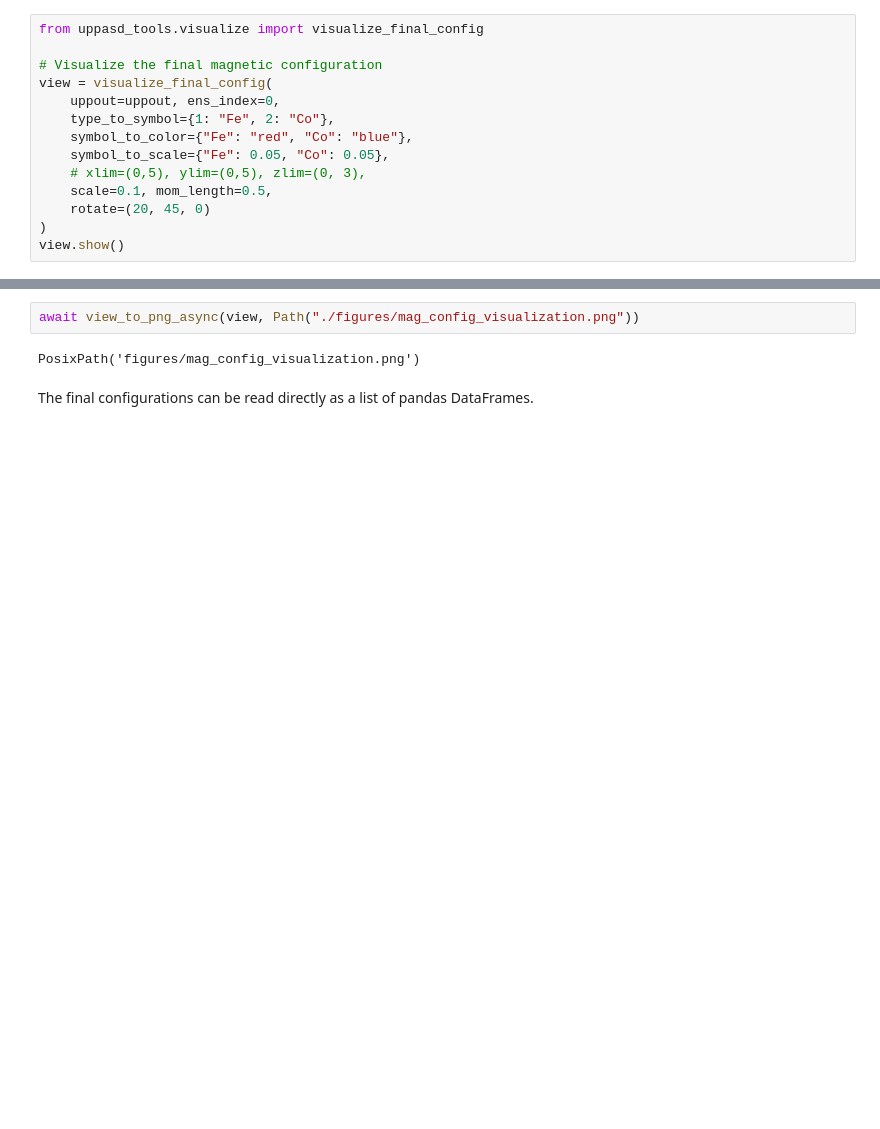
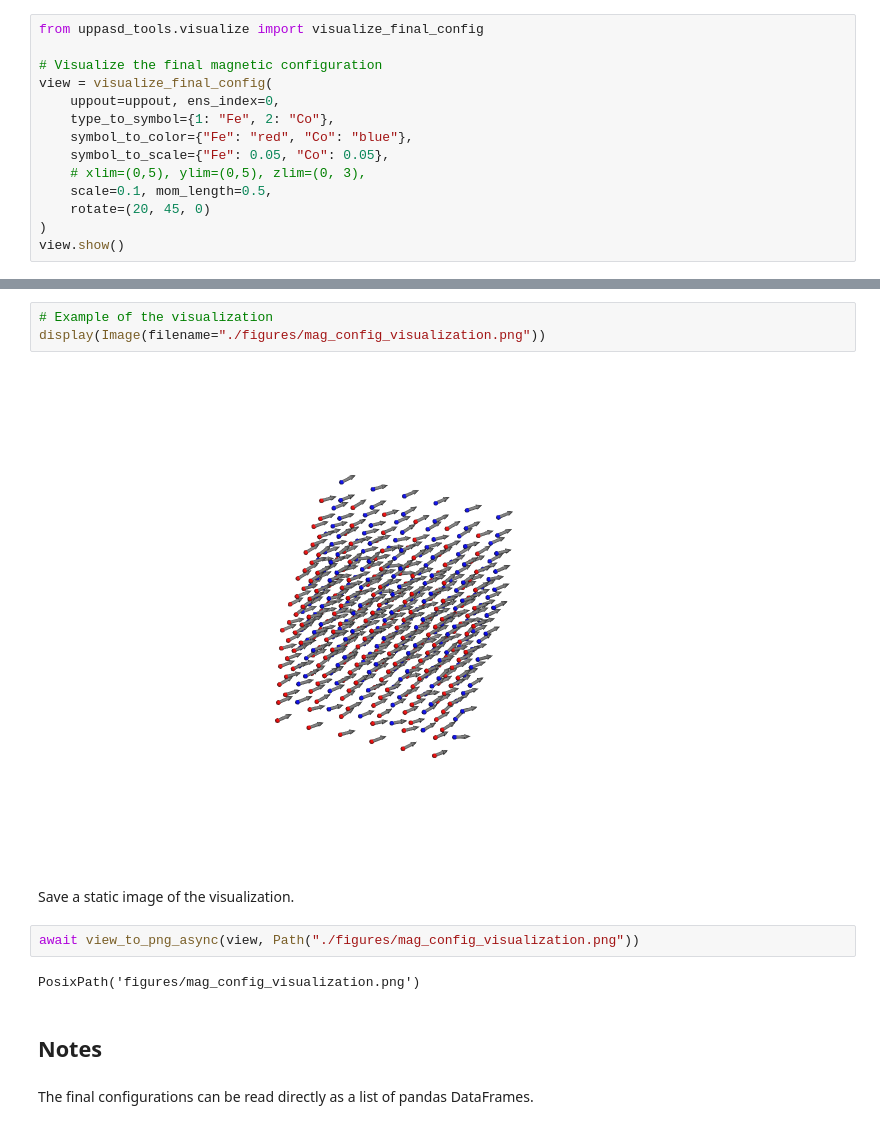
Before and after one commit to LLapsus/uppasd_tools, a Jupyter notebook: examples/visualize_structure.ipynb, the cells around one changed output, grey strips where cells are left out. Drawn from its saved outputs; the diff is of its cells as text; blank space fills up the shorter version.

```diff
--- a/examples/visualize_structure.ipynb
+++ b/examples/visualize_structure.ipynb
@@ -93,7 +92,16 @@ view.show()
+# %%
+# Example of the visualization
+display(Image(filename="./figures/mag_config_visualization.png"))
+# %% [output]
+[figure, added]
+# %% [markdown]
+Save a static image of the visualization.
 # %%
 await view_to_png_async(view, Path("./figures/mag_config_visualization.png"))
 # %% [output]
 PosixPath('figures/mag_config_visualization.png')
+# %% [markdown]
+## Notes
 # %% [markdown]
 The final configurations can be read directly as a list of pandas DataFrames.
 # %%
```
Also changed, not shown: parts of 2 cells of this notebook.
